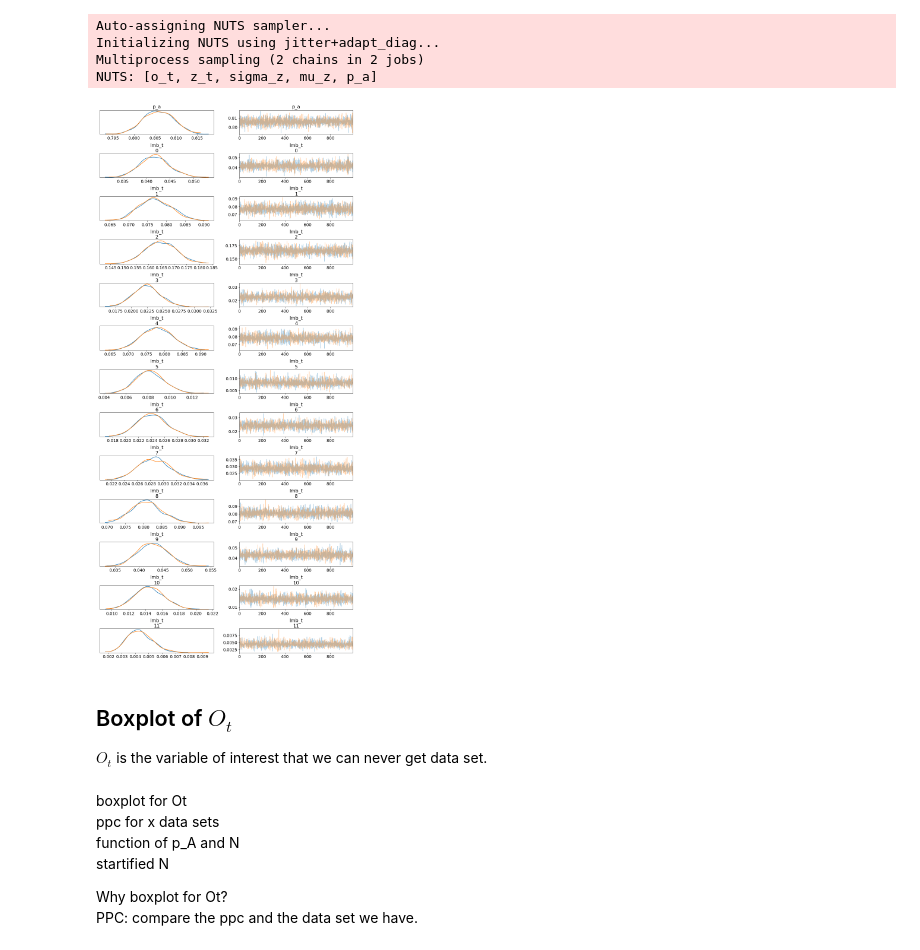
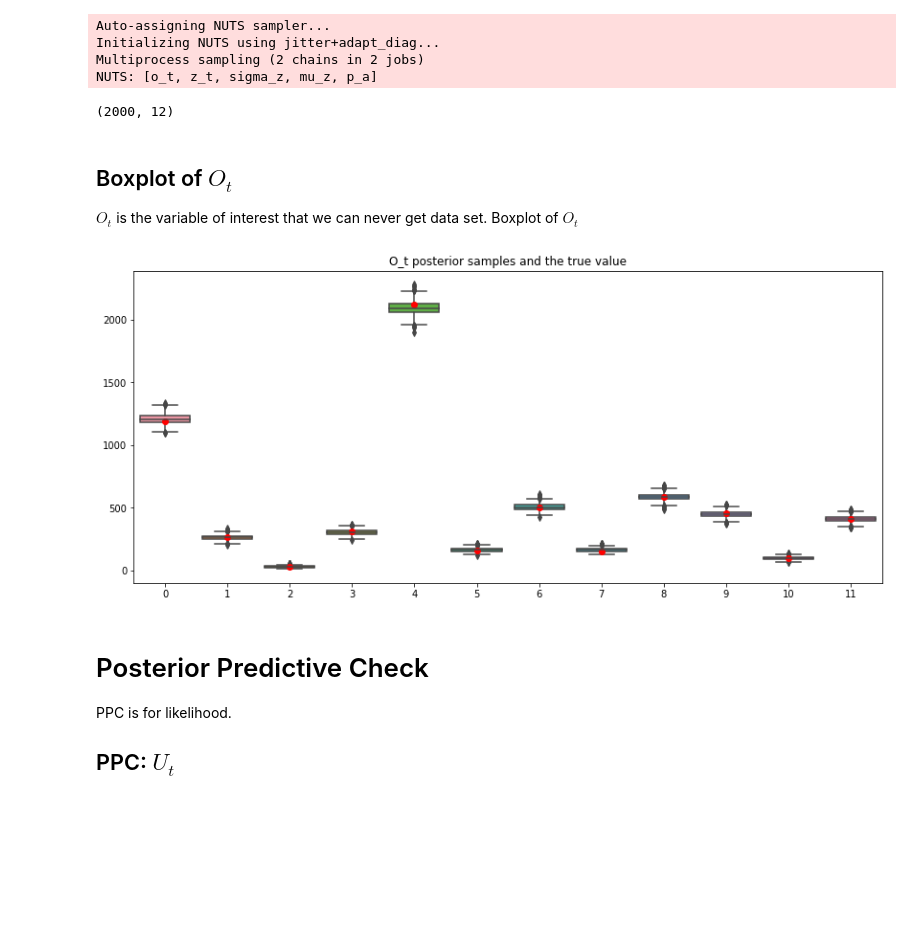
Before and after one commit to tom-hc-park/MSc-RA-Bayesian-evidence-synthesis, a Jupyter notebook: report_revised.ipynb, the cells around one changed output. Saved outputs shown, nothing was run; the diff lists cells and outputs as text; code cells hidden in the pictures; blank space fills up the shorter version.

```diff
--- a/report_revised.ipynb
+++ b/report_revised.ipynb
@@ -46,8 +46,7 @@ Below is the function that generate data from simulation.
 def sim_ambulance_overdoses(mu_z=np.log(0.05), sigma_z=1.,
                             N=10000, p_a=0.8, n_a=1000, n_T=12):
     '''
-    Simulate ambulance call outs to overdoses and ambulance-call outs survey
-    parameters
+    Simulate overdoses data, ambulance-call outs survey data and related variables
     -----------
     mu_z- float
         log rate for lambda
@@ -132,19 +131,23 @@ Auto-assigning NUTS sampler...
 Initializing NUTS using jitter+adapt_diag...
 Multiprocess sampling (2 chains in 2 jobs)
 NUTS: [o_t, z_t, sigma_z, mu_z, p_a]
-# %%
-pm.traceplot(trace,varnames=['p_a','lmb_t']);
-# %% [output]
-[figure, removed]
+# %%
+trace['o_t'].shape
+# %% [output]
+(2000, 12)
 # %% [markdown]
 ## Boxplot of $O_t$
 $O_t$ is the variable of interest that we can never get data set.
+Boxplot of $O_t$
-# %% [markdown]
-boxplot for Ot
-ppc for x data sets
-function of p_A and N
-startified N
-
-
-Why boxplot for Ot?
-PPC: compare the ppc and the data set we have.
+# %%
+a4_dims = (14,6)
+fig, ax = plt.subplots(figsize=a4_dims)
+plt.title("O_t posterior samples and the true value")
+ax=sns.boxplot(data=trace['o_t'])
+ax2 = plt.plot(range(12), data['o_t'],'ro')
+# %% [output]
+[figure, added]
+# %% [markdown]
+# Posterior Predictive Check
+PPC is for likelihood.
+## PPC: $U_t$
```
Also changed, not shown: parts of 22 cells of this notebook, 1 other file.
